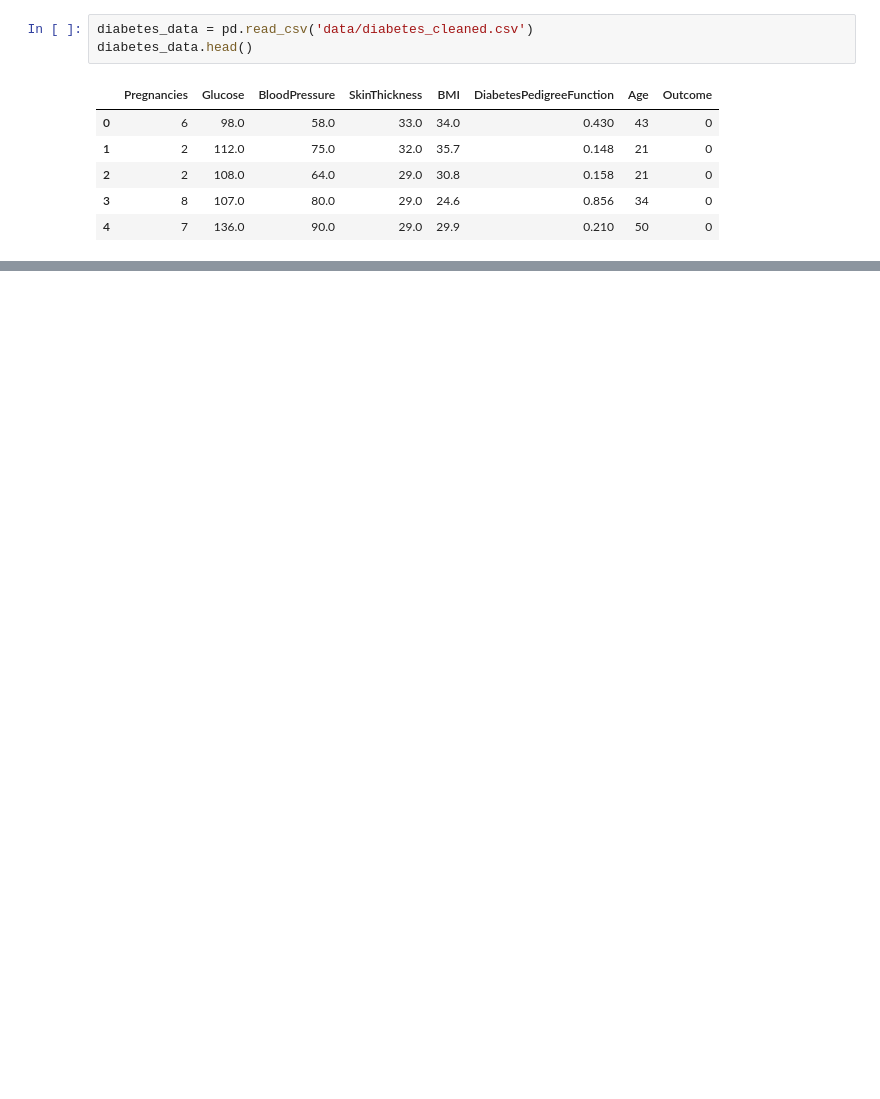
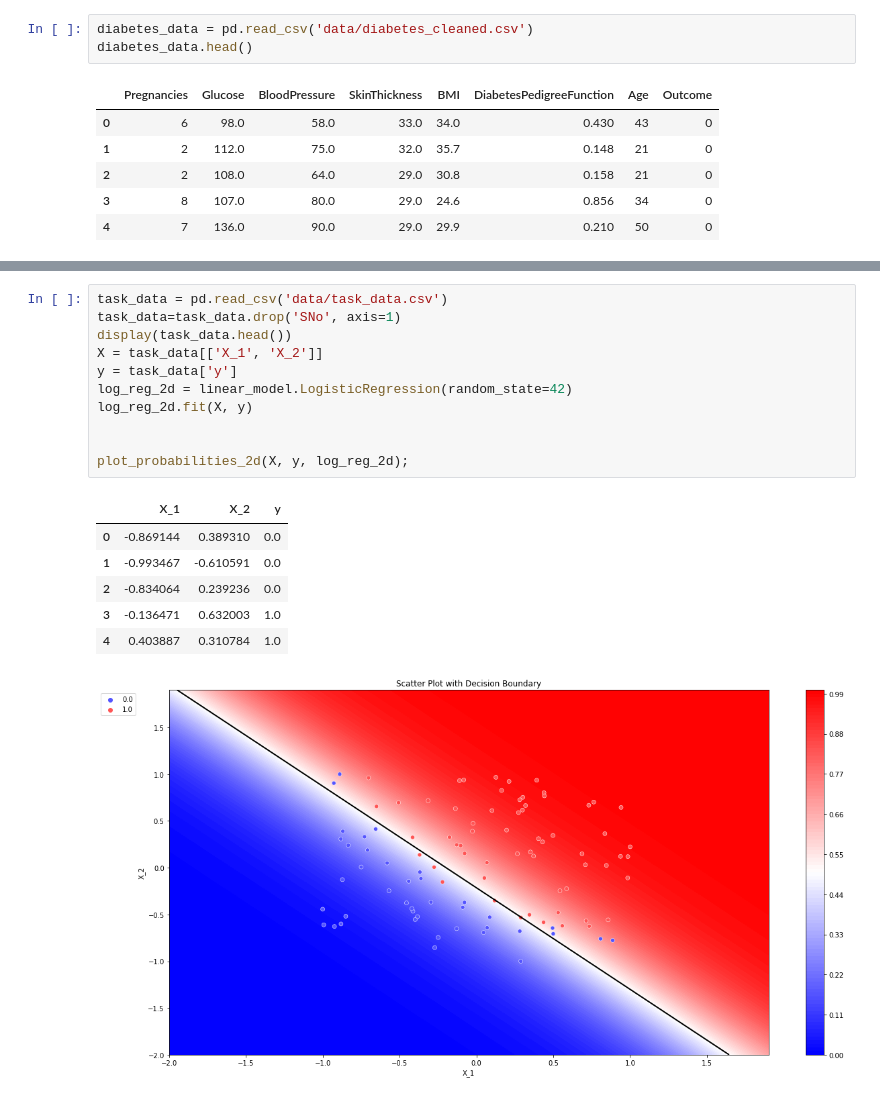
Before and after one commit to royvudgren/sf_datascience_practice, a Jupyter notebook: ML-3 supervised learning classification/2 logistic regression.ipynb, the cells around one changed output, grey strips where cells are left out. Saved outputs shown, nothing was run; the diff lists cells and outputs as text; blank space fills up the shorter version.

```diff
--- a/ML-3 supervised learning classification/2 logistic regression.ipynb
+++ b/ML-3 supervised learning classification/2 logistic regression.ipynb
@@ -361,0 +584,19 @@ diabetes_data.head()
+# %%
+task_data = pd.read_csv('data/task_data.csv')
+task_data=task_data.drop('SNo', axis=1)
+display(task_data.head())
+X = task_data[['X_1', 'X_2']]
+y = task_data['y']
+log_reg_2d = linear_model.LogisticRegression(random_state=42)
+log_reg_2d.fit(X, y)
+
+
+plot_probabilities_2d(X, y, log_reg_2d);
+# %% [output]
+|  | X_1 | X_2 | y |
+| 0 | -0.869144 | 0.389310 | 0.0 |
+| 1 | -0.993467 | -0.610591 | 0.0 |
+| 2 | -0.834064 | 0.239236 | 0.0 |
+| 3 | -0.136471 | 0.632003 | 1.0 |
+| 4 | 0.403887 | 0.310784 | 1.0 |
+[figure, added]
```
Also changed, not shown: parts of 25 cells of this notebook, 16 other files.
